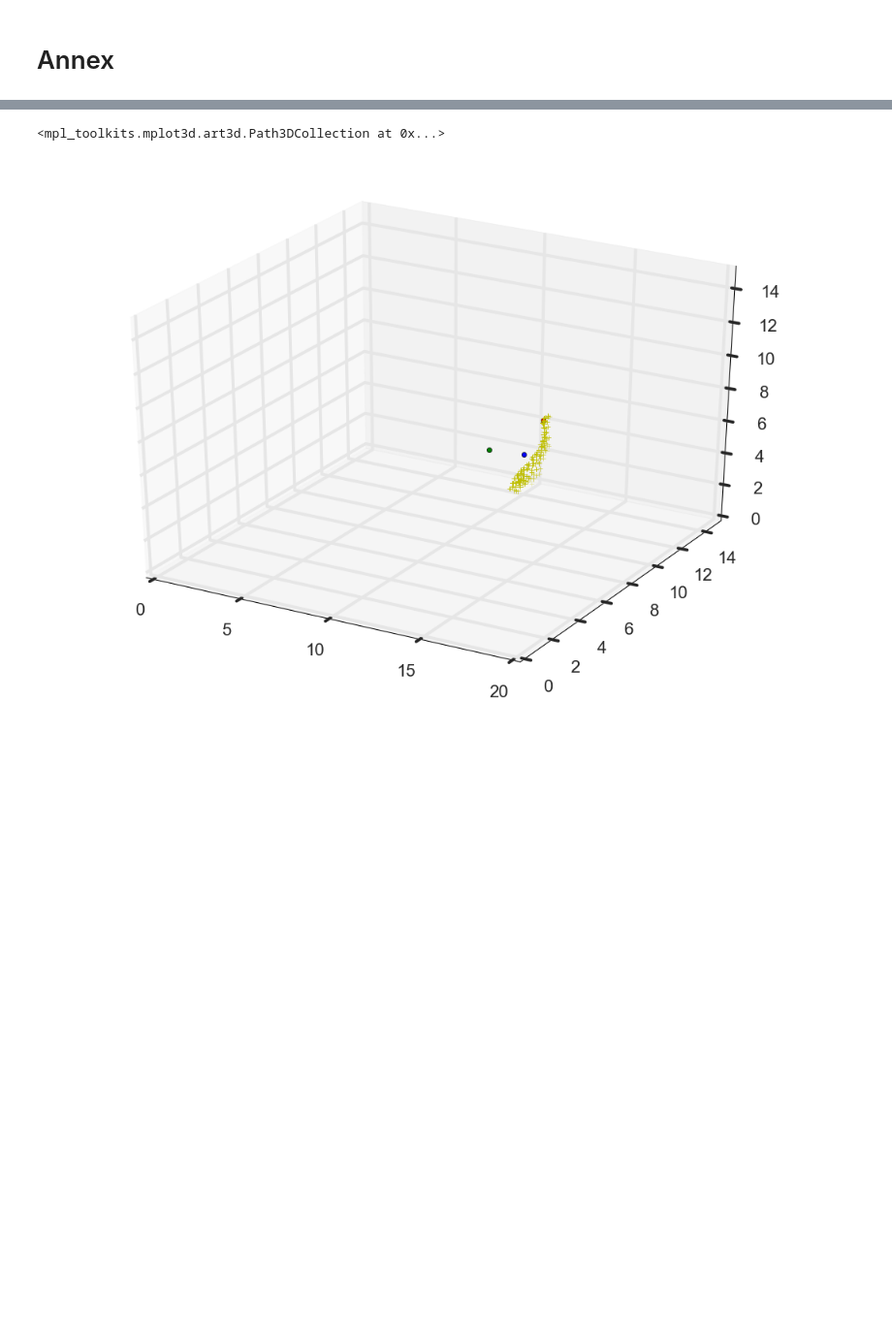
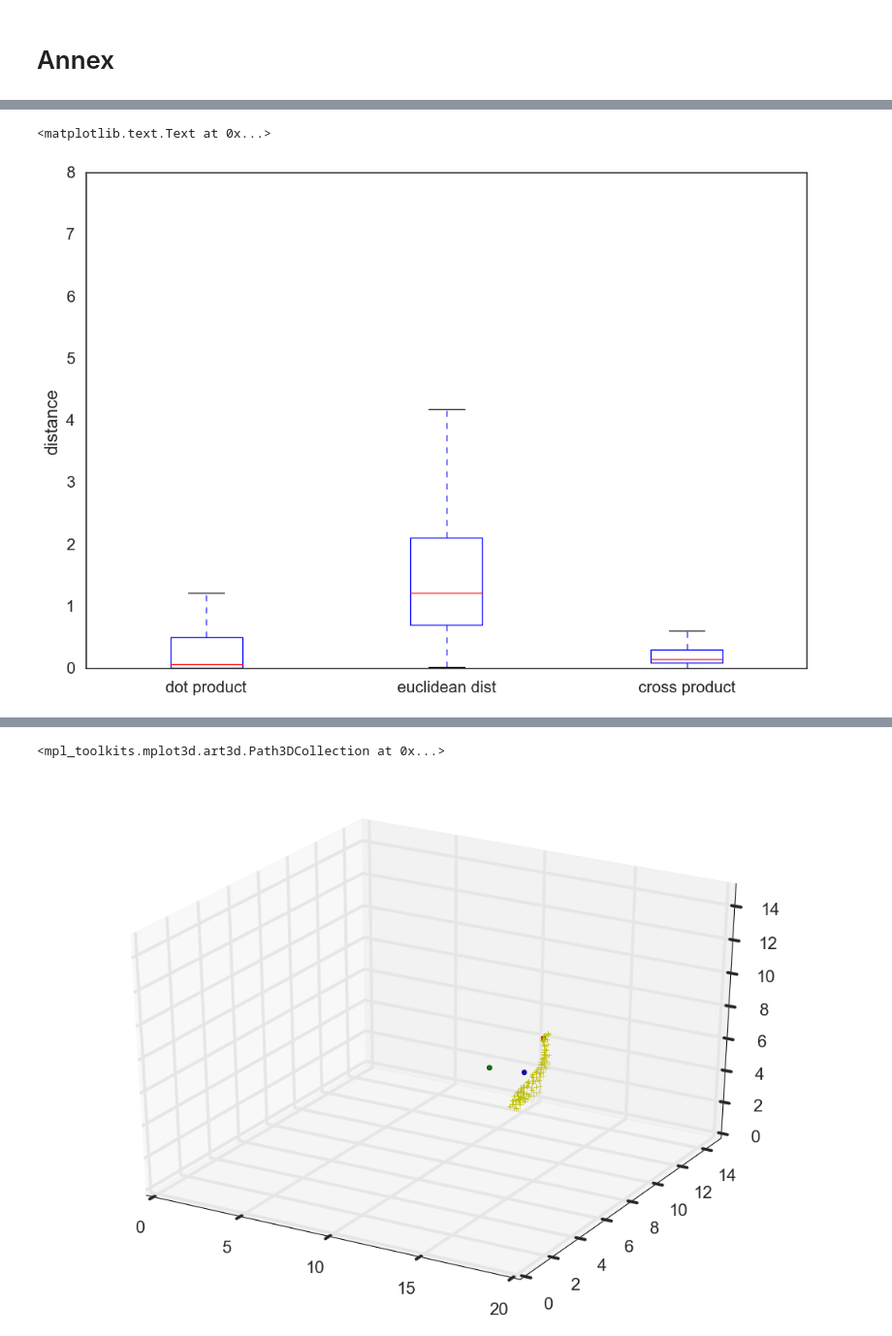
Before and after one commit to celinede/scripts4DWI_dipy_brainhack, a Jupyter notebook: findClosestPoint.ipynb, the cells around one changed output, grey strips where cells are left out. Shown at 97% size. Saved outputs shown, nothing was run; the diff lists cells and outputs as text; code cells hidden in the pictures; blank space fills up the shorter version.

```diff
--- a/findClosestPoint.ipynb
+++ b/findClosestPoint.ipynb
@@ -309,0 +341,6 @@ plot_surf.create_fig( coords=mesh["p"], faces=mesh["t"],  labels=pep, sulc=sulc,
+# %%
+distances = []
+# %%
+distances.append(ep_lab1[:,1])
+distances.append(ep_lab2[:,1])
+distances.append(ep_lab3[:,1])
@@ -309,0 +351,6 @@ plot_surf.create_fig( coords=mesh["p"], faces=mesh["t"],  labels=pep, sulc=sulc,
+# %%
+plt.boxplot(distances,labels=['dot product','euclidean dist','cross product'])
+plt.ylabel('distance')
+# %% [output]
+<matplotlib.text.Text at 0x...>
+[figure, added]
```
Also changed, not shown: parts of 22 cells of this notebook, 1 other file.
